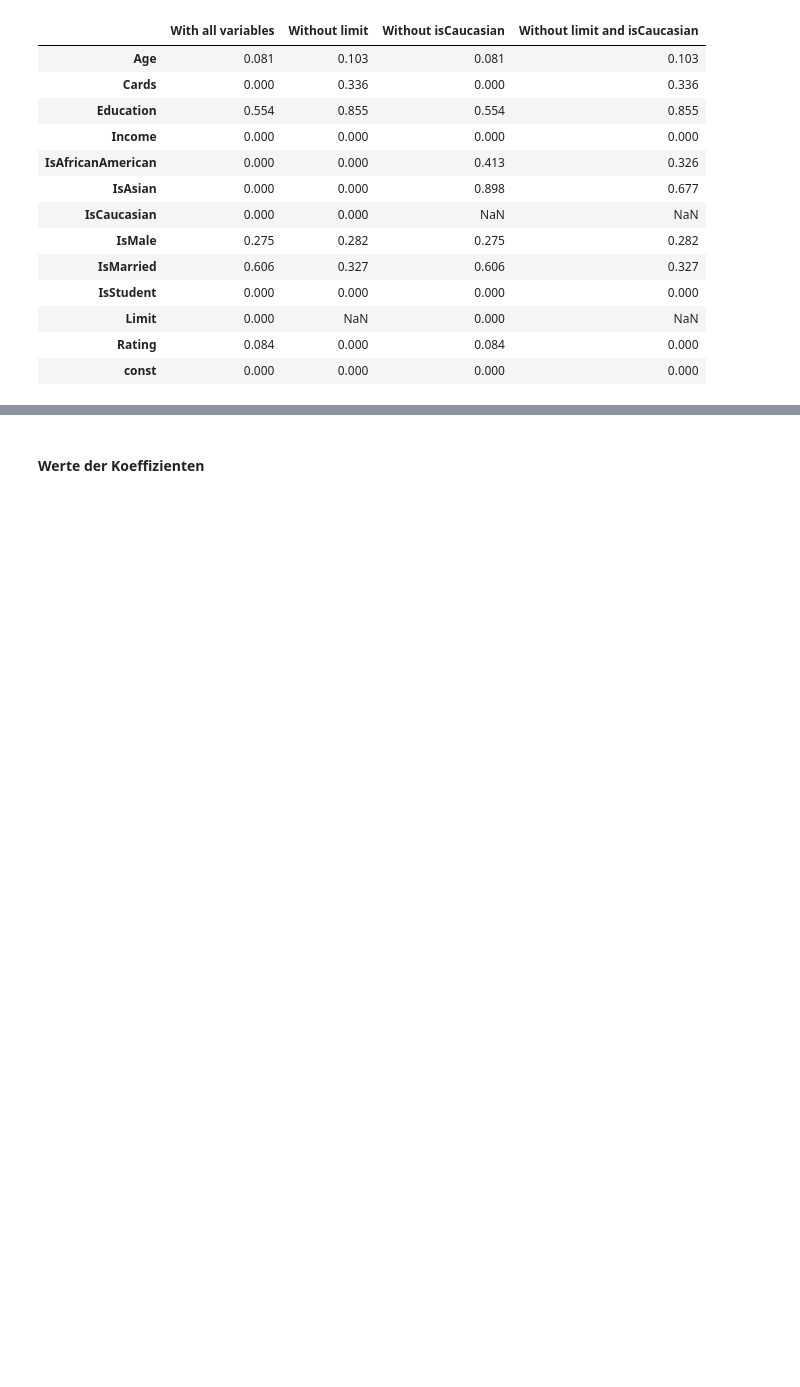
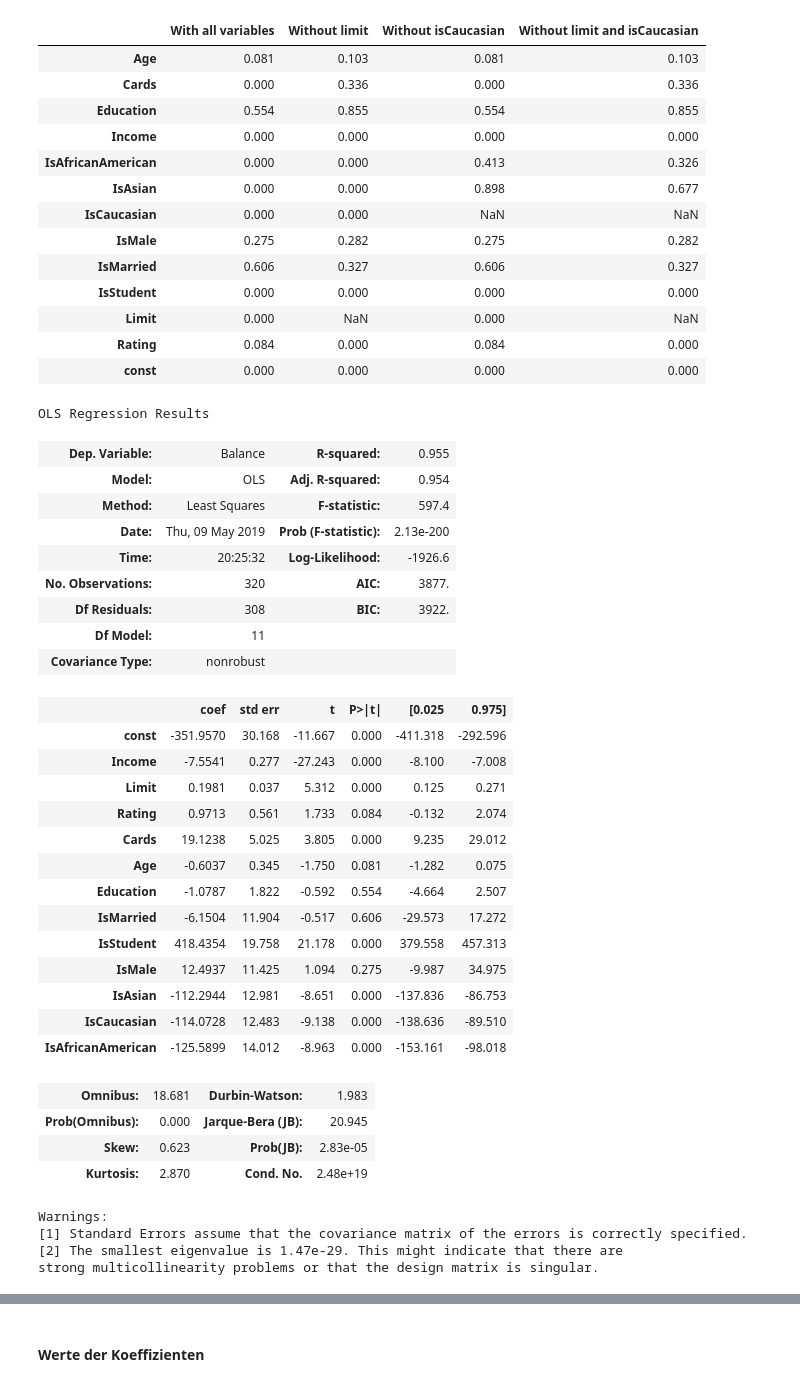
Before and after one commit to tecoKIT/smart-data-analytics, a Jupyter notebook: Uebung1/Exercise4_Carmen.ipynb, the cells around one changed output, grey strips where cells are left out. Drawn from its saved outputs; the diff is of its cells as text; code cells hidden in the pictures; blank space fills up the shorter version.

```diff
--- a/Uebung1/Exercise4_Carmen.ipynb
+++ b/Uebung1/Exercise4_Carmen.ipynb
@@ -433,4 +433,39 @@ Coefficients of models:
 | Limit | 0.000 | NaN | 0.000 | NaN |
 | Rating | 0.084 | 0.000 | 0.084 | 0.000 |
 | const | 0.000 | 0.000 | 0.000 | 0.000 |
+# %%
+model_allVariables.summary()
+# %% [output]
+OLS Regression Results
+| Dep. Variable: | Balance | R-squared: | 0.955 |
+| Model: | OLS | Adj. R-squared: | 0.954 |
+| Method: | Least Squares | F-statistic: | 597.4 |
+| Date: | Thu, 09 May 2019 | Prob (F-statistic): | 2.13e-200 |
+| Time: | 20:25:32 | Log-Likelihood: | -1926.6 |
+| No. Observations: | 320 | AIC: | 3877. |
+| Df Residuals: | 308 | BIC: | 3922. |
+| Df Model: | 11 |  |  |
+| Covariance Type: | nonrobust |  |  |
+|  | coef | std err | t | P>|t| | [0.025 | 0.975] |
+| const | -351.9570 | 30.168 | -11.667 | 0.000 | -411.318 | -292.596 |
+| Income | -7.5541 | 0.277 | -27.243 | 0.000 | -8.100 | -7.008 |
+| Limit | 0.1981 | 0.037 | 5.312 | 0.000 | 0.125 | 0.271 |
+| Rating | 0.9713 | 0.561 | 1.733 | 0.084 | -0.132 | 2.074 |
+| Cards | 19.1238 | 5.025 | 3.805 | 0.000 | 9.235 | 29.012 |
+| Age | -0.6037 | 0.345 | -1.750 | 0.081 | -1.282 | 0.075 |
+| Education | -1.0787 | 1.822 | -0.592 | 0.554 | -4.664 | 2.507 |
+| IsMarried | -6.1504 | 11.904 | -0.517 | 0.606 | -29.573 | 17.272 |
+| IsStudent | 418.4354 | 19.758 | 21.178 | 0.000 | 379.558 | 457.313 |
+| IsMale | 12.4937 | 11.425 | 1.094 | 0.275 | -9.987 | 34.975 |
+| IsAsian | -112.2944 | 12.981 | -8.651 | 0.000 | -137.836 | -86.753 |
+| IsCaucasian | -114.0728 | 12.483 | -9.138 | 0.000 | -138.636 | -89.510 |
+| IsAfricanAmerican | -125.5899 | 14.012 | -8.963 | 0.000 | -153.161 | -98.018 |
+| Omnibus: | 18.681 | Durbin-Watson: | 1.983 |
+| Prob(Omnibus): | 0.000 | Jarque-Bera (JB): | 20.945 |
+| Skew: | 0.623 | Prob(JB): | 2.83e-05 |
+| Kurtosis: | 2.870 | Cond. No. | 2.48e+19 |
+Warnings:
+[1] Standard Errors assume that the covariance matrix of the errors is correctly specified.
+[2] The smallest eigenvalue is 1.47e-29. This might indicate that there are
+strong multicollinearity problems or that the design matrix is singular.
 # %% [markdown]
```
Also changed, not shown: parts of 31 cells of this notebook.
